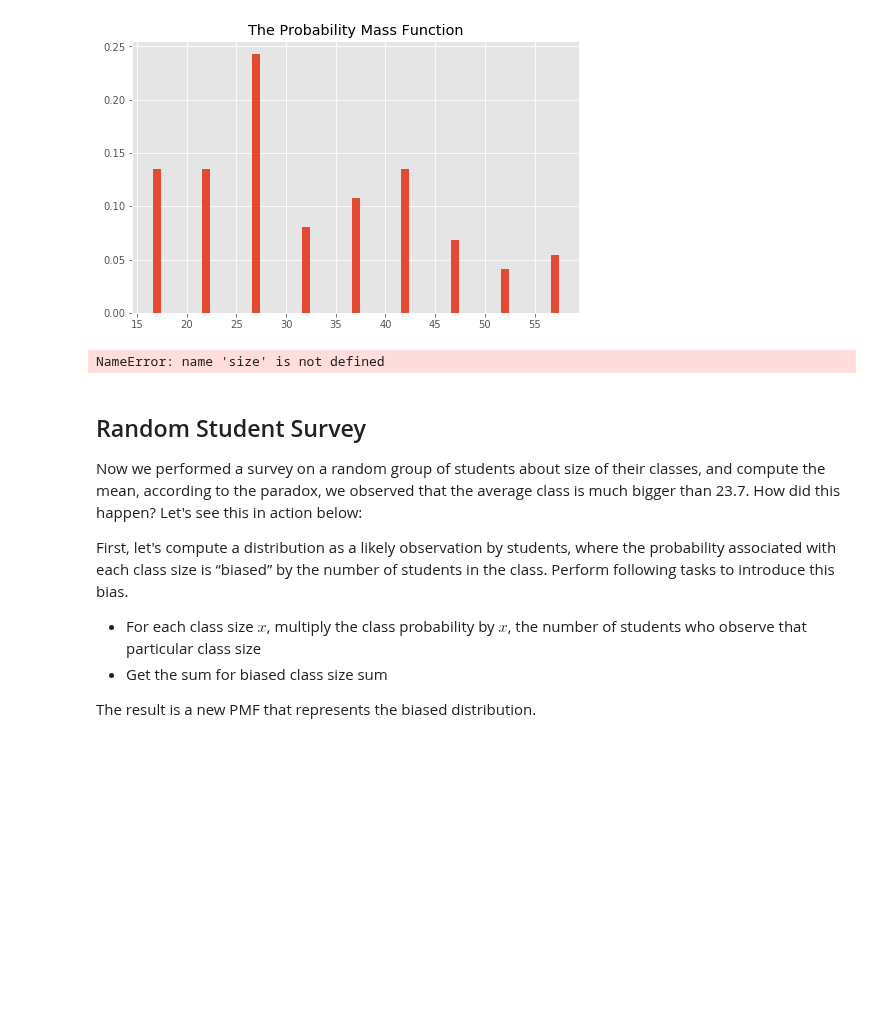
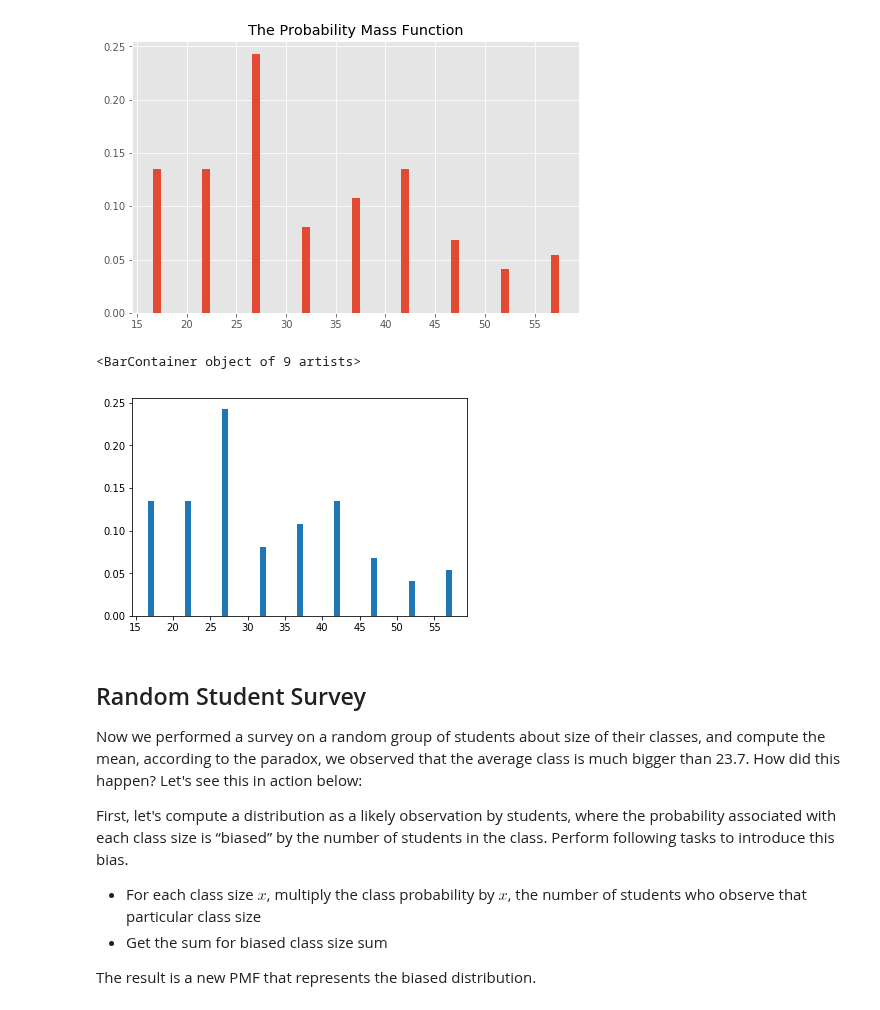
Before and after one commit to ortsed/dsc-probability-mass-function-lab-dc-ds-career-042219, a Jupyter notebook: index.ipynb, the cells around one changed output. Cells and saved outputs as stored; diff of their text form; code cells hidden in the pictures; blank space fills up the shorter version.

```diff
--- a/index.ipynb
+++ b/index.ipynb
@@ -97,10 +97,13 @@ So according to the campus manager, the average class size is 27. This makes a l
 # %%
 import matplotlib.pyplot as plt
 %matplotlib inline
 
-plt.bar(size, pmf)
+pl
+
+plt.bar(sizes, pmf)
 # %% [output]
-NameError: name 'size' is not defined
+<BarContainer object of 9 artists>
+[figure, added]
 # %% [markdown]
 ## Random Student Survey
 
```
